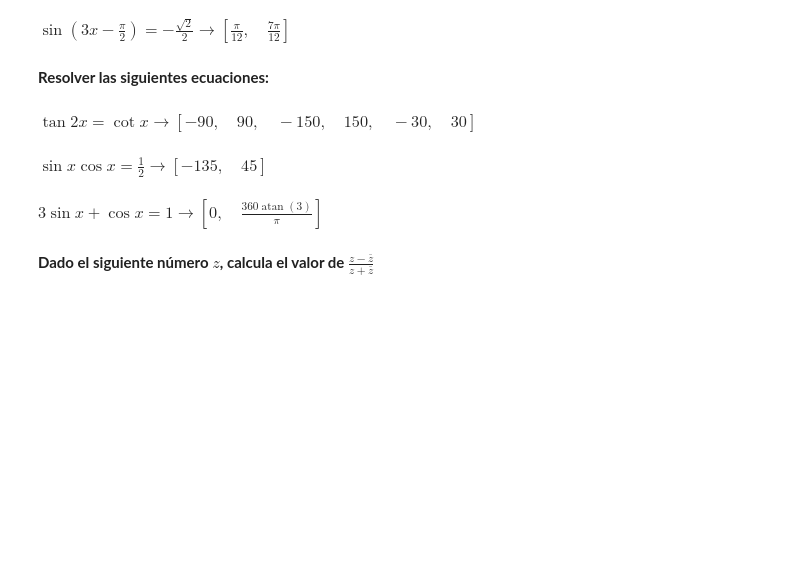
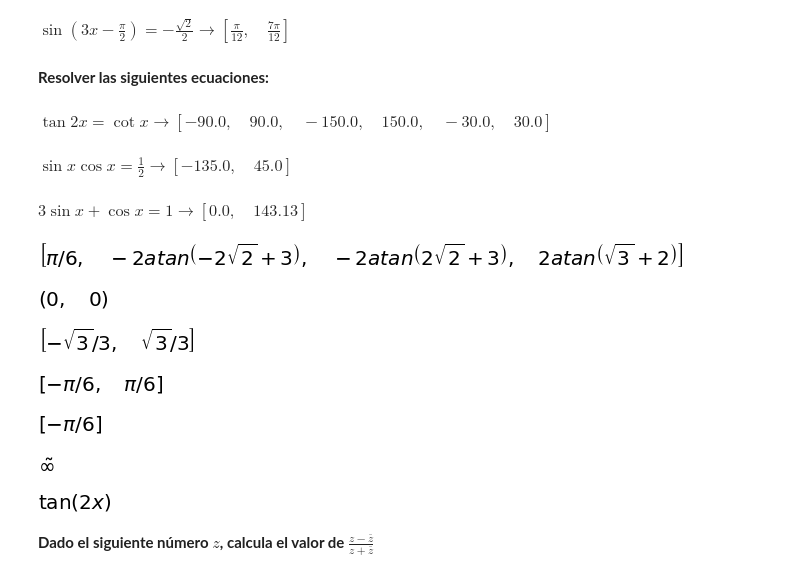
Before and after one commit to crdguez/mat1bac_cit, a Jupyter notebook: notebooks/auto_evaluacion_21.ipynb, the cells around one changed output. Saved outputs shown, nothing was run; the diff lists cells and outputs as text; code cells hidden in the pictures; blank space fills up the shorter version.

```diff
--- a/notebooks/auto_evaluacion_21.ipynb
+++ b/notebooks/auto_evaluacion_21.ipynb
@@ -312,15 +312,46 @@ enunciado, solucion = [], []
 for i, s in enumerate(enunciado_latex) :
     enunciado.append(parse_latex(s))
     #solucion.append(latex(solve(parse_latex(s))))
-    solucion.append(latex([deg(nsimplify(i/pi)*pi) for i in solve(eval(str(parse_latex(s))))]))
+    solucion.append(latex([round(float(deg(nsimplify(i/pi)*pi)),3) for i in solve(eval(str(parse_latex(s))))]))
     display(md("$"+ enunciado_latex[i] +" \\rightarrow " + solucion[i] +"$"))
 
 df_ejercicios = df_ejercicios.append(añadir_ejercicios(enunciado_latex, enunciado, solucion, texto_ejercicio, curso, titulo , n_ejercicio, '1', '1'), ignore_index=True)
 # %% [output]
 **Resolver las siguientes ecuaciones:**
-$\tan{2x}=\cot{x} \rightarrow \left [ -90, \quad 90, \quad -150, \quad 150, \quad -30, \quad 30\right ]$
+$\tan{2x}=\cot{x} \rightarrow \left [ -90.0, \quad 90.0, \quad -150.0, \quad 150.0, \quad -30.0, \quad 30.0\right ]$
-$\sin{x}\cos{x}=\frac{1}{2} \rightarrow \left [ -135, \quad 45\right ]$
+$\sin{x}\cos{x}=\frac{1}{2} \rightarrow \left [ -135.0, \quad 45.0\right ]$
-$3\sin{x}+\cos{x}=1 \rightarrow \left [ 0, \quad \frac{360 \operatorname{atan}{\left (3 \right )}}{\pi}\right ]$
+$3\sin{x}+\cos{x}=1 \rightarrow \left [ 0.0, \quad 143.13\right ]$
+# %%
+ecu = r'\tan(x)+4\cot(x)=5'
+ecu = r'\sin(x)(\sin(x)-1)=5\cos^2(x)-4'
+#[round(float(deg(nsimplify(i/pi)*pi)),3) for i in solve(eval(str(parse_latex(ecu))))]
+solve(eval(str(parse_latex(ecu))))
+# %% [output]
+[figure, added]
+# %%
+tan(rad(180)), cot(rad(90))
+# %% [output]
+[figure, added]
+# %%
+solve(Eq(2*y/(1-y**2),1/y))
+# %% [output]
+[figure, added]
+# %%
+solve(Eq(2*tan(x)/(1-tan(x)**2),1/tan(x)))
+# %% [output]
+[figure, added]
+# %%
+solve(tan(x)+sqrt(3)/3)
+# %% [output]
+[figure, added]
+# %%
+tan(rad(90))
+# %% [output]
+[figure, added]
+# %%
+expand(simplify(tan(2*x)))
+# %% [output]
+[figure, added]
 # %%
 # Página 45 ejercicio 12
 
```
Also changed, not shown: 35 other files.
